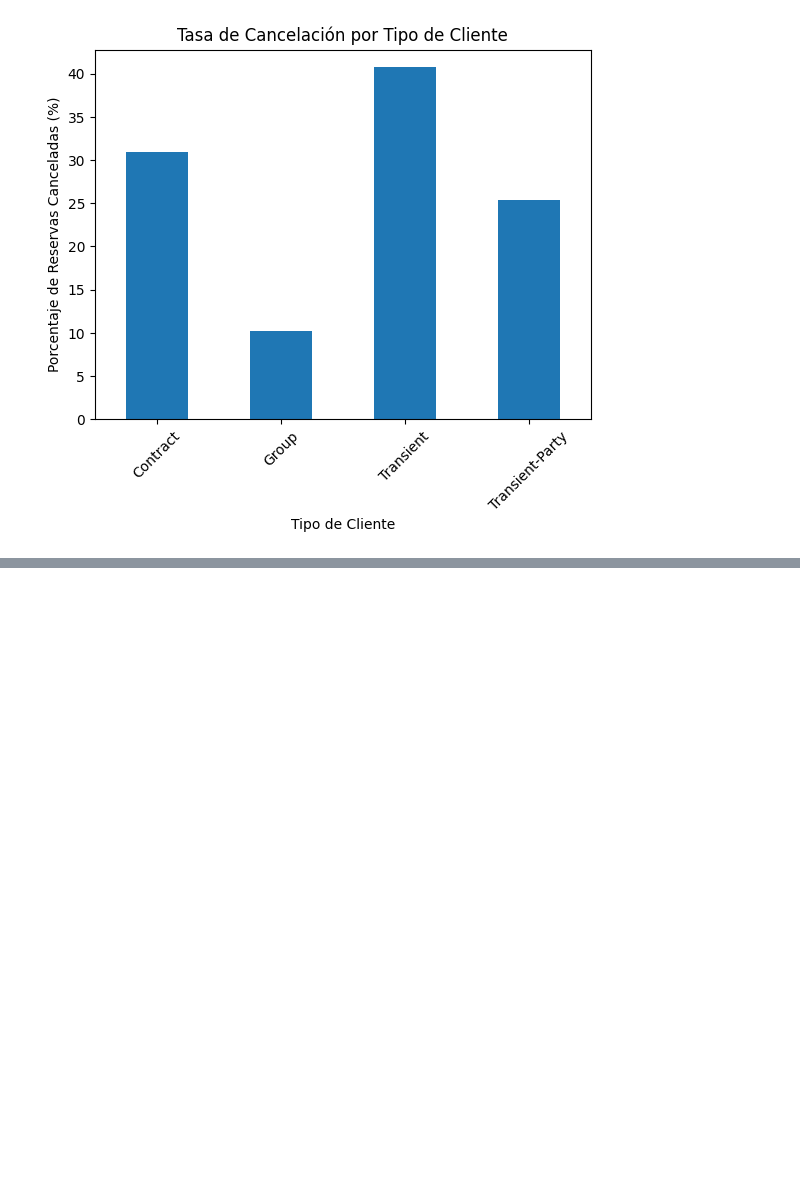
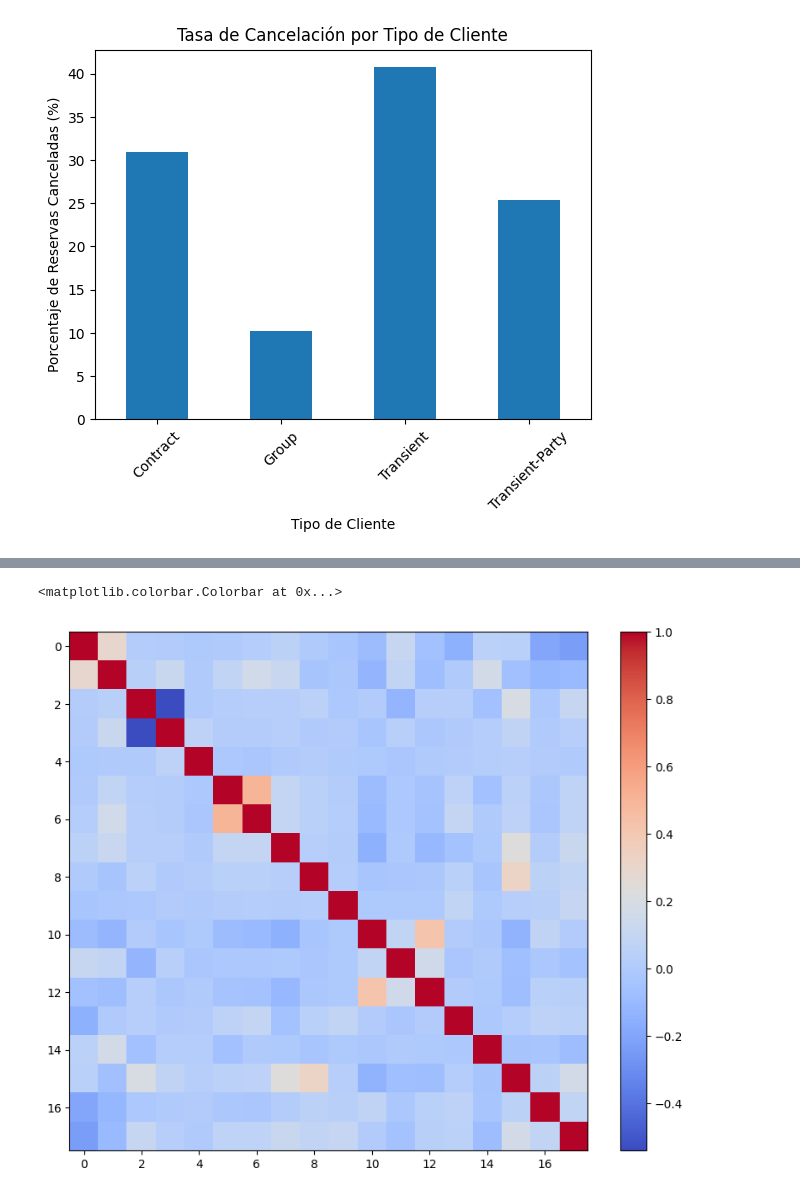
Before and after one commit to prvallejoz/ejercicio3-mcib-b, a Jupyter notebook: hotel_bookings.ipynb, the cells around one changed output, grey strips where cells are left out. Saved outputs shown, nothing was run; the diff lists cells and outputs as text; code cells hidden in the pictures; blank space fills up the shorter version.

Commit message:
Updated data and plots

```diff
--- a/hotel_bookings.ipynb
+++ b/hotel_bookings.ipynb
@@ -234,3 +235,5 @@ plt.xticks(rotation=45)
 plt.show()
 # %% [output]
 [figure]
+# %%
+matriz_corr = data_cleaned.select_dtypes(include=['float64', 'int64']).corr()
@@ -236,0 +260,7 @@ plt.show()
+# %%
+plt.figure(figsize=(10, 8))
+plt.imshow(matriz_corr, cmap='coolwarm', interpolation='nearest')
+plt.colorbar()
+# %% [output]
+<matplotlib.colorbar.Colorbar at 0x...>
+[figure, added]
```
Also changed, not shown: parts of 8 cells of this notebook.
